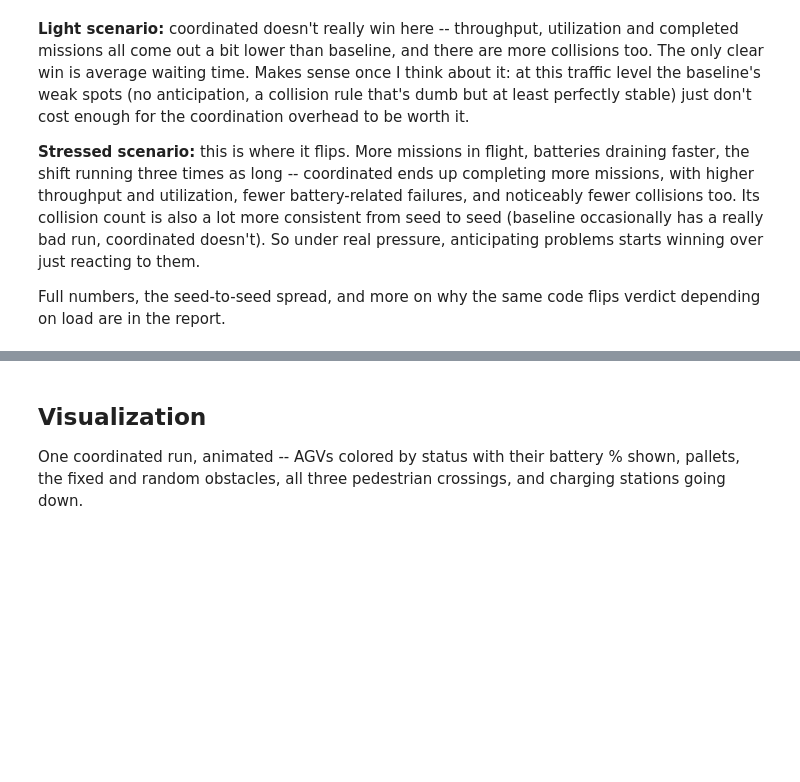
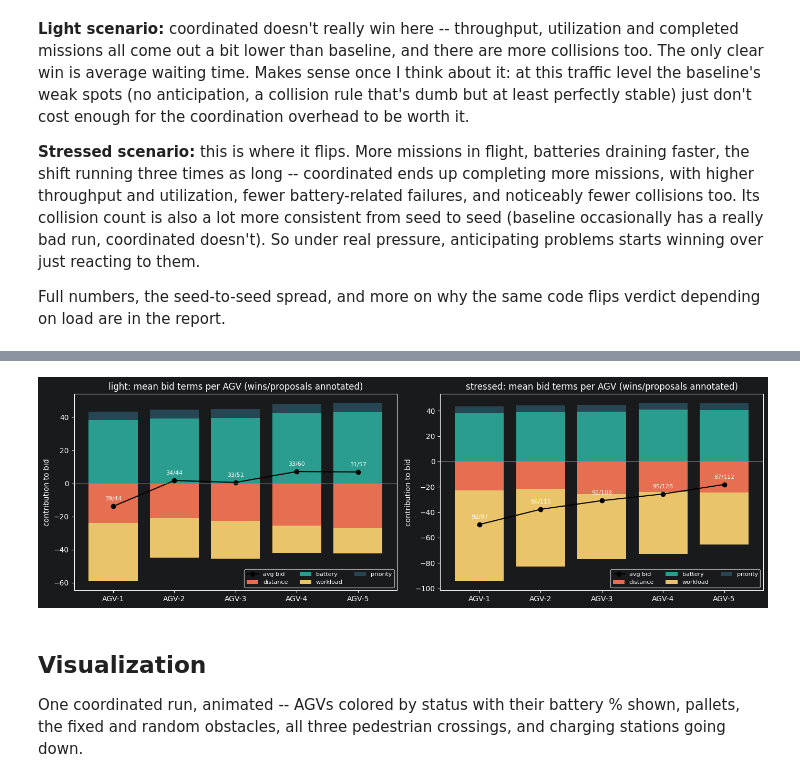
Before and after one commit to atLuka/multi-agents-project, a Jupyter notebook: RoboArena_M4.ipynb, the cells around one changed output, grey strips where cells are left out. Saved outputs shown, nothing was run; the diff lists cells and outputs as text; code cells hidden in the pictures; blank space fills up the shorter version.

```diff
--- a/RoboArena_M4.ipynb
+++ b/RoboArena_M4.ipynb
@@ -1760,9 +1982,11 @@ def average_metrics(runs):
     return {key: sum(r[key] for r in runs) / len(runs) for _, key, _, _ in COMPARISON_METRICS}
 
 results = {}
+NEGOTIATION_LOGS = {}   # {scenario: [proposal row, ...]} from the coordinated runs
 for name, extra_params in SCENARIOS.items():
     steps = extra_params.get("n_steps", MultiAGVSystem.N_STEPS)
     runs_baseline, runs_coordinated = [], []
+    neg_rows = []
     for seed in EXPERIMENT_SEEDS:
         base_params = {"seed": seed, "strategy": "baseline", **extra_params}
         coord_params = {"seed": seed, "strategy": "coordinated", **extra_params}
@@ -1772,6 +1996,8 @@ for name, extra_params in SCENARIOS.items():
         coordinated_run.run(steps=steps, display=False)
         runs_baseline.append(compute_metrics(baseline_run))
         runs_coordinated.append(compute_metrics(coordinated_run))
+        neg_rows.extend({**row, "seed": seed} for row in coordinated_run.negotiation_log)
+    NEGOTIATION_LOGS[name] = neg_rows
     results[name] = (average_metrics(runs_baseline), average_metrics(runs_coordinated))
     print(f"=== {name} scenario -- averaged over {len(EXPERIMENT_SEEDS)} seeds, {steps} steps each ===\n")
     print(format_comparison_table(*results[name]))
@@ -1795,0 +2049,72 @@ on load are in the report.
+# %%
+W_D, W_B, W_L, W_P = (MultiAGVSystem.W_D, MultiAGVSystem.W_B,
+                      MultiAGVSystem.W_L, MultiAGVSystem.W_P)
+TERMS = ["term_distance", "term_battery", "term_workload", "term_priority"]
+
+
+def aggregate_negotiation(rows):
+    labels = sorted({r["agv"] for r in rows})
+    agg = {}
+    for lb in labels:
+        mine = [r for r in rows if r["agv"] == lb]
+        n = len(mine)
+        wins = sum(r["won"] for r in mine)
+        avg = lambda k: sum(r[k] for r in mine) / n
+        agg[lb] = {
+            "proposals": n,
+            "wins": wins,
+            "win_rate": wins / n,
+            "avg_bid": avg("bid"),
+            "term_distance": -W_D * avg("dist"),
+            "term_battery": W_B * avg("battery"),
+            "term_workload": -W_L * avg("missions_completed"),
+            "term_priority": W_P * avg("priority"),
+            "avg_defect_bonus": avg("defect_bonus"),
+        }
+    return agg
+
+
+for name, rows in NEGOTIATION_LOGS.items():
+    agg = aggregate_negotiation(rows)
+    print(f"=== {name} scenario -- {len(rows)} proposals over {len(EXPERIMENT_SEEDS)} coordinated runs ===\n")
+    head = (f"{'AGV':<8}{'props':>7}{'wins':>6}{'win%':>7}{'avg bid':>10}"
+            f"{'dist':>9}{'batt':>9}{'workload':>10}{'prio':>8}{'defect+':>9}")
+    print(head)
+    print("-" * len(head))
+    for lb, a in agg.items():
+        print(f"{lb:<8}{a['proposals']:>7}{a['wins']:>6}{a['win_rate'] * 100:>6.1f}%"
+              f"{a['avg_bid']:>10.2f}{a['term_distance']:>9.2f}{a['term_battery']:>9.2f}"
+              f"{a['term_workload']:>10.2f}{a['term_priority']:>8.2f}{a['avg_defect_bonus']:>9.2f}")
+    print()
+
+term_colors = {"term_distance": "#e76f51", "term_battery": "#2a9d8f",
+               "term_workload": "#e9c46a", "term_priority": "#264653"}
+fig, axes = plt.subplots(1, len(NEGOTIATION_LOGS),
+                         figsize=(7 * len(NEGOTIATION_LOGS), 4.5), squeeze=False)
+for ax, (name, rows) in zip(axes[0], NEGOTIATION_LOGS.items()):
+    agg = aggregate_negotiation(rows)
+    labels = list(agg)
+    x = np.arange(len(labels))
+    bot_pos = np.zeros(len(labels))
+    bot_neg = np.zeros(len(labels))
+    for term in TERMS:
+        vals = np.array([agg[lb][term] for lb in labels])
+        base = np.where(vals >= 0, bot_pos, bot_neg)
+        ax.bar(x, vals, bottom=base, color=term_colors[term], label=term.replace("term_", ""))
+        bot_pos = bot_pos + np.where(vals >= 0, vals, 0.0)
+        bot_neg = bot_neg + np.where(vals < 0, vals, 0.0)
+    avg_bid = [agg[lb]["avg_bid"] for lb in labels]
+    ax.plot(x, avg_bid, "o-", color="black", label="avg bid")
+    for xi in x:
+        ax.annotate(f"{agg[labels[xi]]['wins']}/{agg[labels[xi]]['proposals']}",
+                    (xi, avg_bid[xi]), textcoords="offset points", xytext=(0, 8),
+                    ha="center", fontsize=8)
+    ax.axhline(0, color="#999999", linewidth=0.8)
+    ax.set_xticks(x)
+    ax.set_xticklabels(labels)
+    ax.set_title(f"{name}: mean bid terms per AGV (wins/proposals annotated)")
+    ax.set_ylabel("contribution to bid")
+    ax.legend(fontsize=8, ncol=3)
+fig.tight_layout()
+plt.show()
+# %% [output]
@@ -1796,3 +2140,4 @@ on load are in the report.
+[figure, added]
 # %% [markdown]
 ## Visualization
 
```
Also changed, not shown: parts of 17 cells of this notebook, 3 other files.
